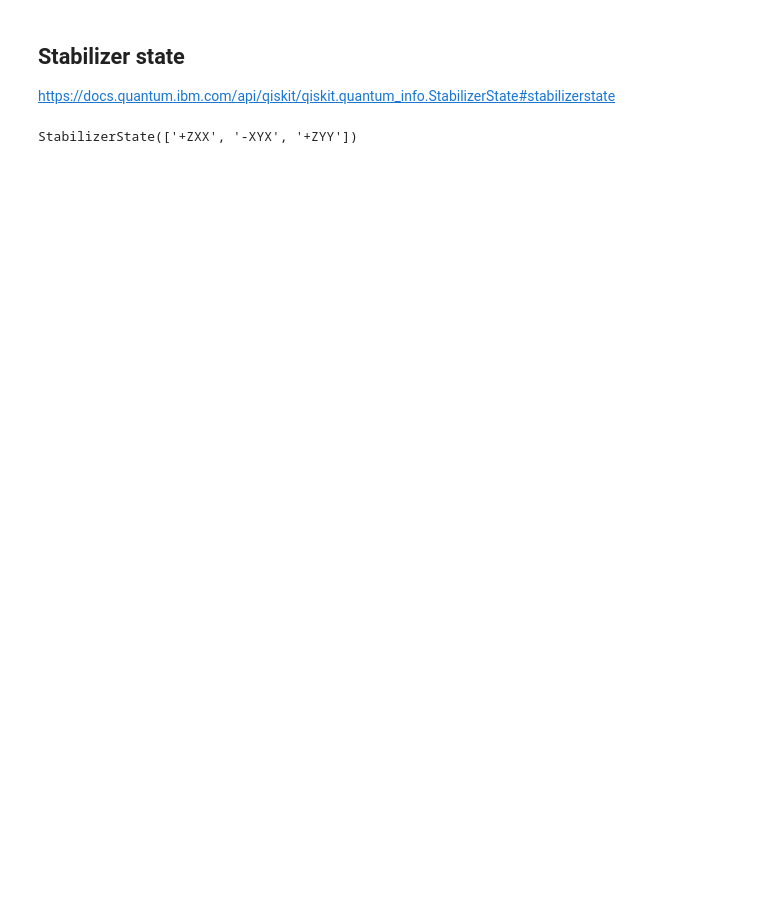
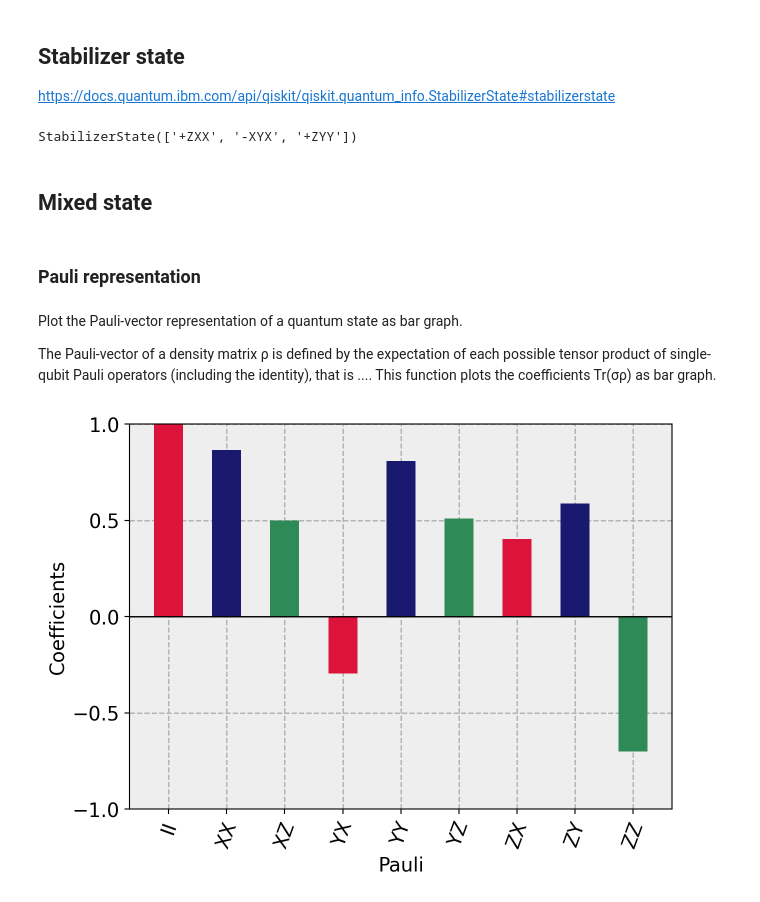
Before and after one commit to Jue-Xu/cookbook-quantum-simulation, a Jupyter notebook: _sources/state.ipynb, the cells around one changed output. Saved outputs shown, nothing was run; the diff lists cells and outputs as text; code cells hidden in the pictures; blank space fills up the shorter version.

```diff
--- a/_sources/state.ipynb
+++ b/_sources/state.ipynb
@@ -182,3 +186,36 @@ stab = StabilizerState.from_stabilizer_list(stabilizer_list)
 stab
 # %% [output]
 StabilizerState(['+ZXX', '-XYX', '+ZYY'])
+# %% [markdown]
+## Mixed state
+# %% [markdown]
+### Pauli representation
+# %% [markdown]
+Plot the Pauli-vector representation of a quantum state as bar graph.
+
+The Pauli-vector of a density matrix ρ is defined by the expectation of each possible tensor product of single-qubit Pauli operators (including the identity), that is
+....
+This function plots the coefficients Tr(σρ) as bar graph.
+# %%
+# If you introduce a list with less colors than bars, the color of the bars will
+# alternate following the sequence from the list.
+
+import numpy as np
+from qiskit.quantum_info import DensityMatrix
+from qiskit import QuantumCircuit
+from qiskit.visualization import plot_state_paulivec
+
+qc = QuantumCircuit(2)
+qc.h(0)
+qc.cx(0, 1)
+
+qc = QuantumCircuit(2)
+qc.h([0, 1])
+qc.cz(0, 1)
+qc.ry(np.pi/3, 0)
+qc.rx(np.pi/5, 1)
+
+matrix = DensityMatrix(qc)
+plot_state_paulivec(matrix, color=['crimson', 'midnightblue', 'seagreen'])
+# %% [output]
+[figure, added]
```
Also changed, not shown: parts of 4 cells of this notebook, 46 other files.
